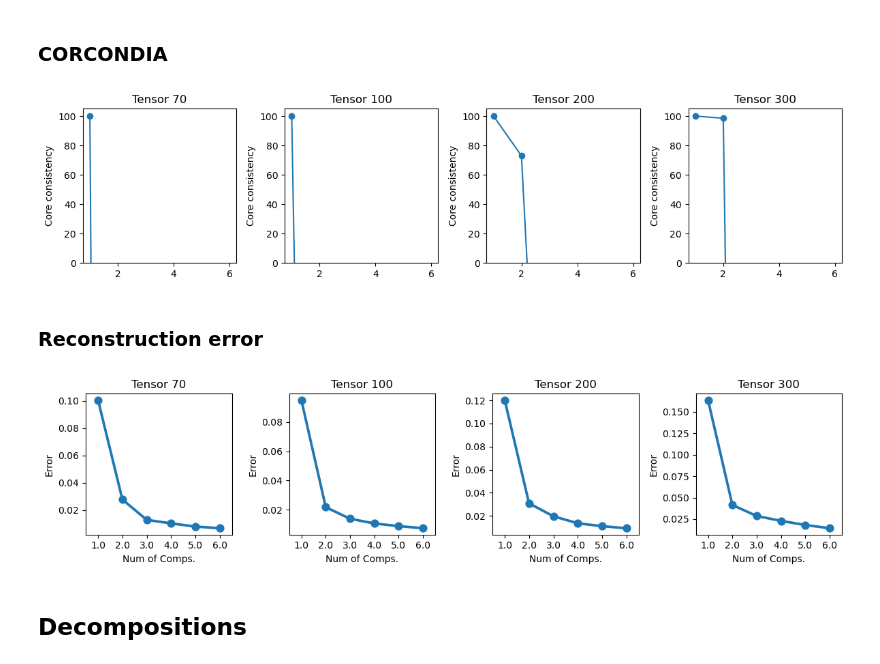
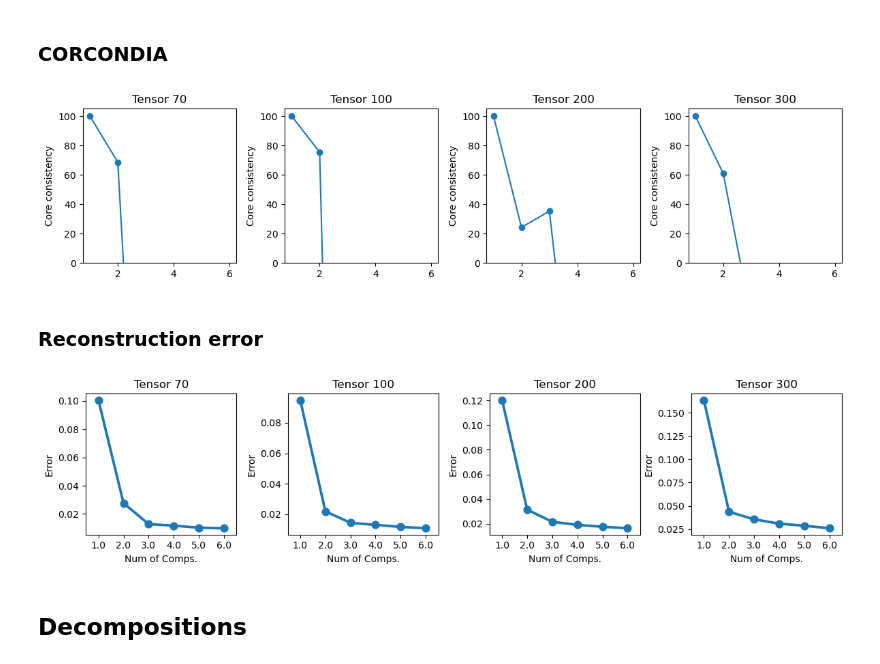
Before and after one commit to pablovadillo/Tensordecomposition, a Jupyter notebook: CP_decomposition.ipynb, the cells around one changed output. Cells and saved outputs as stored; diff of their text form; code cells hidden in the pictures.

```diff
--- a/CP_decomposition.ipynb
+++ b/CP_decomposition.ipynb
@@ -31,22 +31,22 @@ tensor_names = ['70', '100', '200', '300']
 # %%
 fig, axes = plt.subplots(1, 4, figsize=(12, 3))
 axes = axes.flatten()
 
 for i, (tensor, name) in enumerate(zip(tensors, tensor_names)):
     plt.sca(axes[i])
 
     models = {}
     for rank in [1, 2, 3, 4, 5, 6]:
-        models[rank] = parafac(tensor, rank=rank)
+        models[rank] = non_negative_parafac(tensor, rank=rank)
 
     ax = tlviz.visualisation.scree_plot(models, tensor, metric="Core consistency")
     ax.set_ylim(0, 105)
     ax.set_title(f"Tensor {name}")
 
 plt.tight_layout()
 plt.show()
 # %% [output]
-[figure, old version]
+[figure, new version]
 # %% [markdown]
 ### Reconstruction error
 # %%
@@ -68,7 +68,7 @@ axes = axes.flatten()
 for ax, tensor, name in zip(axes, tensors, tensor_names):
     errors = pd.DataFrame(columns=["Num of Comps.", "Error"])
     for rr in np.arange(1, 7):
-        model = parafac(tensor, rank=rr)
+        model = non_negative_parafac(tensor, rank=rr)
         err = error(tensor, model)
         errors.loc[len(errors)] = [rr, err]
 
@@ -78,7 +78,7 @@ for ax, tensor, name in zip(axes, tensors, tensor_names):
 plt.tight_layout()
 plt.show()
 # %% [output]
-[figure, old version]
+[figure, new version]
 # %% [markdown]
 ## Decompositions
 # %% [markdown]
```
Also changed, not shown: 2 other files.
